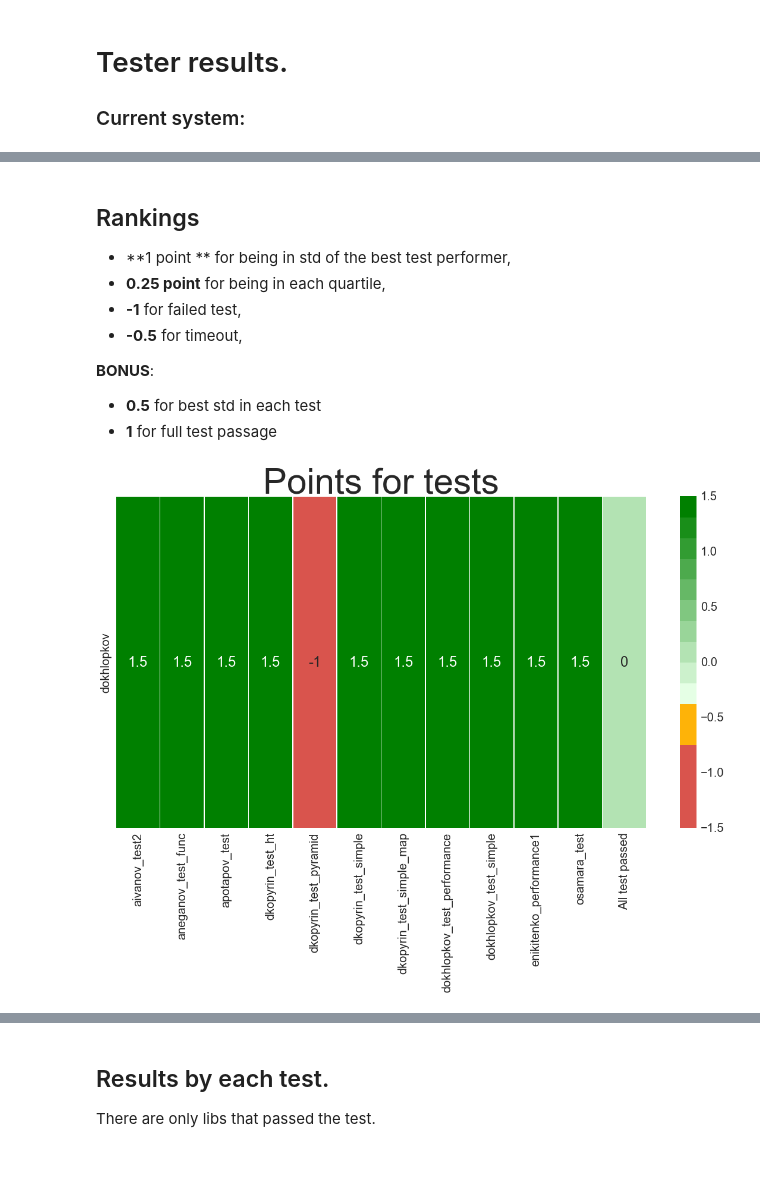
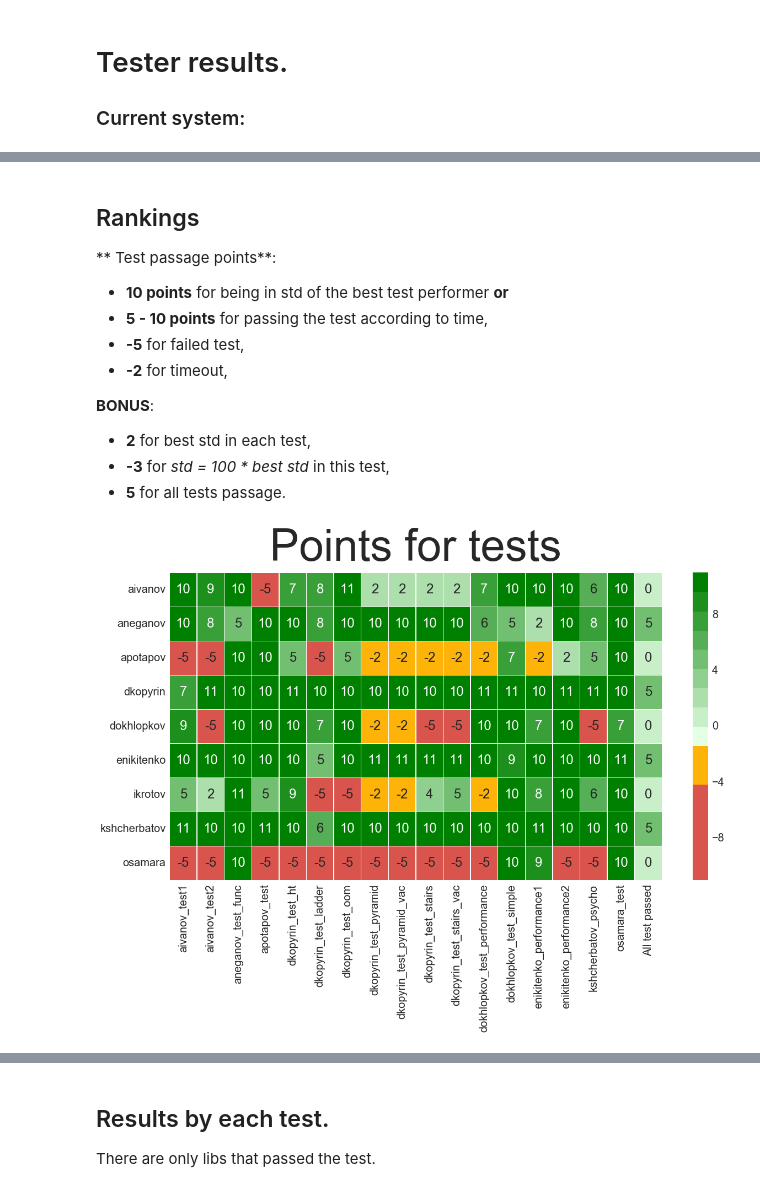
Before and after one commit to annamel/acroparallels2016, a Jupyter notebook: tester/test_results.ipynb, the cells around one changed output, grey strips where cells are left out. Drawn from its saved outputs; the diff is of its cells as text; code cells hidden in the pictures; blank space fills up the shorter version.

```diff
--- a/tester/test_results.ipynb
+++ b/tester/test_results.ipynb
@@ -44,10 +42,12 @@ libs = sorted(list(set(data['lib'].tolist())))
 # %% [markdown]
 ## Rankings
-* **1 point ** for being in std of the best test performer,
-* **0.25 point** for being in each quartile,
-* **-1** for failed test,
-* **-0.5** for timeout,
+** Test passage points**:
+* **10 points** for being in std of the best test performer **or**
+* **5 - 10 points** for passing the test according to time,
+* **-5** for failed test,
+* **-2** for timeout,
 
 **BONUS**:
-* **0.5** for best std in each test
-* **1** for full test passage
+* **2** for best std in each test,
+* **-3** for _std = 100 * best std_ in this test,
+* **5** for all tests passage.
@@ -54,59 +65,58 @@ libs = sorted(list(set(data['lib'].tolist())))
 # %%
-ranks = pd.DataFrame(index=libs, columns=tests).fillna(-1)
+ranks = pd.DataFrame(index=libs, columns=tests).fillna(p_fail)
 ranks['All test passed'] = np.zeros(len(libs))
 
 datarank = data[['lib', 'testid', 'mean', 'std']]
 for test in tests:
     testf = datarank[datarank.testid == test]
     best_mean = testf['mean'][testf['mean'] != -1].min()
+    worst_mean = testf['mean'][testf['mean'] != -1].max()
     best_mean_std = testf[testf['mean'] == best_mean]["std"].values
+    worst_mean_std = testf[testf['mean'] == worst_mean]["std"].values
+
     if len(best_mean_std) == 0:
         # All libs failed test:
         continue
     else:
         best_mean_std = best_mean_std[0]
+        worst_mean_std = worst_mean_std[0]
+
+    angle = (p_group_best - p_group_worst) / (best_mean - worst_mean)
 
     best_std = testf['std'][testf['std'] != 0].min()
 
-    quantile1 = testf['mean'].quantile(0.25)
-    quantile2 = testf['mean'].quantile(0.5)
-    quantile3 = testf['mean'].quantile(0.75)
-
     for index, row in testf.iterrows():
-        # quartille
         if row["mean"] != -1:
             if (np.abs(row["mean"] - best_mean) <= np.abs(row['std'] + best_mean_std)):
-                ranks.set_value(row['lib'], row['testid'], 1)
-            elif row["mean"] < quantile1:
-                ranks.set_value(row['lib'], row['testid'], 0.75)
-            elif row["mean"] < quantile2:
-                ranks.set_value(row['lib'], row['testid'], 0.5)
-            elif row["mean"] < quantile3:
-                ranks.set_value(row['lib'], row['testid'], 0.25)
+                ranks.set_value(row['lib'], row['testid'], p_group_best)
             else:
-                ranks.set_value(row['lib'], row['testid'], 0.0)
+                ranks.set_value(row['lib'], row['testid'], p_group_best - int((best_mean - row['mean']) * angle))
         else:
-            ranks.set_value(row['lib'], row['testid'], -0.5)
+            ranks.set_value(row['lib'], row['testid'], p_timeout)
 
         # best std:
         if row["std"] == best_std:
-            ranks.loc[row['lib'], row['testid']] += 0.5
+            ranks.loc[row['lib'], row['testid']] += p_best_std
+
+        # bad std:
+        if row["std"] > p_bad_std_mul * best_std:
+            ranks.loc[row['lib'], row['testid']] += p_bad_std
 
 all_passed = ranks[ranks < 0].any(axis=1)
 
 for i, item in all_passed.iteritems():
     if item == False:
-        ranks.set_value(i, 'All test passed', 1)
+        ranks.set_value(i, 'All test passed', p_all_passed)
 # %%
-colors = ["pale red", "pale red", "pale red", "pale red", "amber", "amber"]
-cmap = matplotlib.colors.ListedColormap(sns.xkcd_palette(colors) + sns.light_palette("green", n_colors=10))
+colors = ["pale red", "pale red", "pale red", "pale red", "pale red", "amber", "amber"]
+cmap = matplotlib.colors.ListedColormap(sns.xkcd_palette(colors) + sns.light_palette("green", n_colors=9))
 
 sns.set(font_scale=2)
 sns.set_style("whitegrid")
 plt.figure(figsize=(20,10))
-sns.plt.title("Points for tests", fontsize=60)
+sns.plt.title("Points for tests", fontsize=80, y=1.03)
 sns.heatmap(ranks, annot=True, cmap=cmap, center=0, linewidths=.5)
 plt.show()
 # %% [output]
-[figure, old version]
+[figure, new version]
 # %%
```
Also changed, not shown: parts of 12 cells of this notebook.
